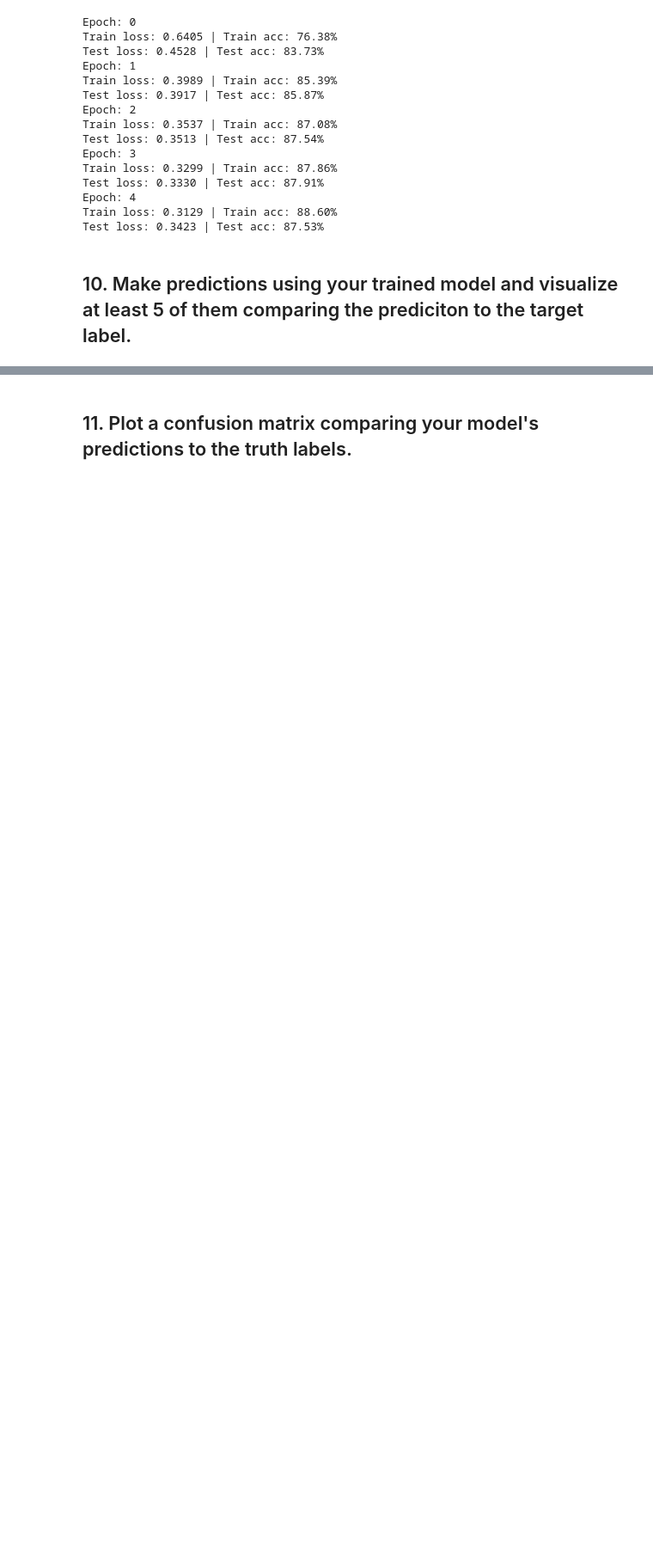
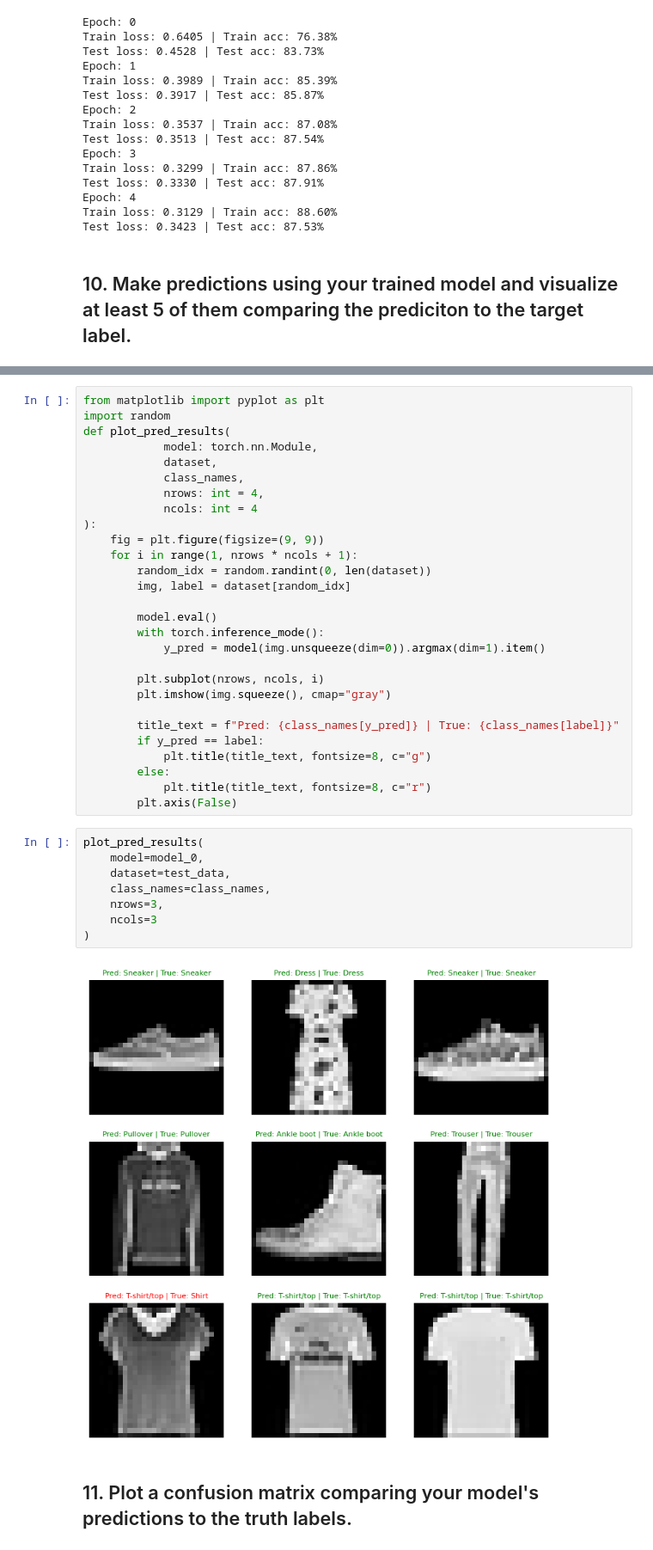
Before and after one commit to Mason1217/PyTorch-Practice, a Jupyter notebook: extras/exercises/03_pytorch_computer_vision_exercises.ipynb, the cells around one changed output, grey strips where cells are left out. Shown at 86% size. Saved outputs shown, nothing was run; the diff lists cells and outputs as text; blank space fills up the shorter version.

Commit message:
03 PyTorch computer vision exercise Complete evaluation of model_0

```diff
--- a/extras/exercises/03_pytorch_computer_vision_exercises.ipynb
+++ b/extras/exercises/03_pytorch_computer_vision_exercises.ipynb
@@ -363,2 +455,40 @@ Test loss: 0.3423 | Test acc: 87.53%
+# %%
+from matplotlib import pyplot as plt
+import random
+def plot_pred_results(
+            model: torch.nn.Module,
+            dataset,
+            class_names,
+            nrows: int = 4,
+            ncols: int = 4
+):
+    fig = plt.figure(figsize=(9, 9))
+    for i in range(1, nrows * ncols + 1):
+        random_idx = random.randint(0, len(dataset))
+        img, label = dataset[random_idx]
+
+        model.eval()
+        with torch.inference_mode():
+            y_pred = model(img.unsqueeze(dim=0)).argmax(dim=1).item()
+
+        plt.subplot(nrows, ncols, i)
+        plt.imshow(img.squeeze(), cmap="gray")
+
+        title_text = f"Pred: {class_names[y_pred]} | True: {class_names[label]}"
+        if y_pred == label:
+            plt.title(title_text, fontsize=8, c="g")
+        else:
+            plt.title(title_text, fontsize=8, c="r")
+        plt.axis(False)
+# %%
+plot_pred_results(
+    model=model_0,
+    dataset=test_data,
+    class_names=class_names,
+    nrows=3,
+    ncols=3
+)
+# %% [output]
+[figure, added]
 # %% [markdown]
 ## 11. Plot a confusion matrix comparing your model's predictions to the truth labels.
```
Also changed, not shown: parts of 9 cells of this notebook.
